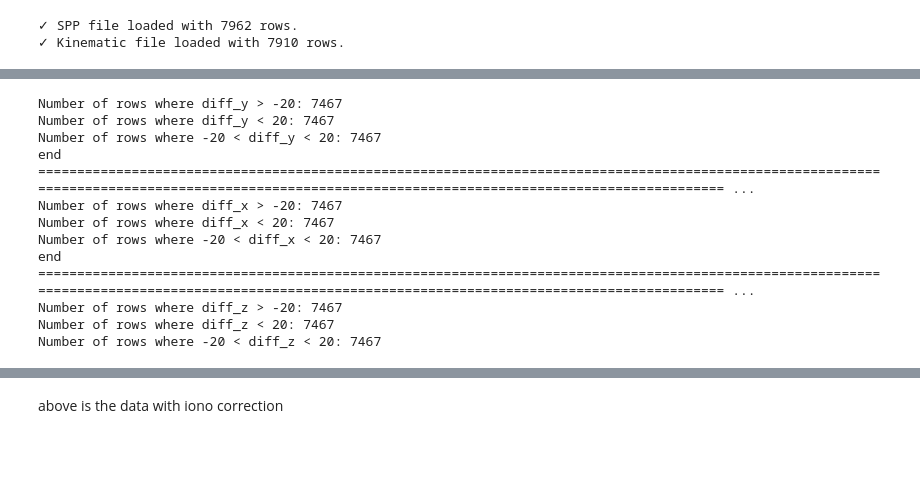
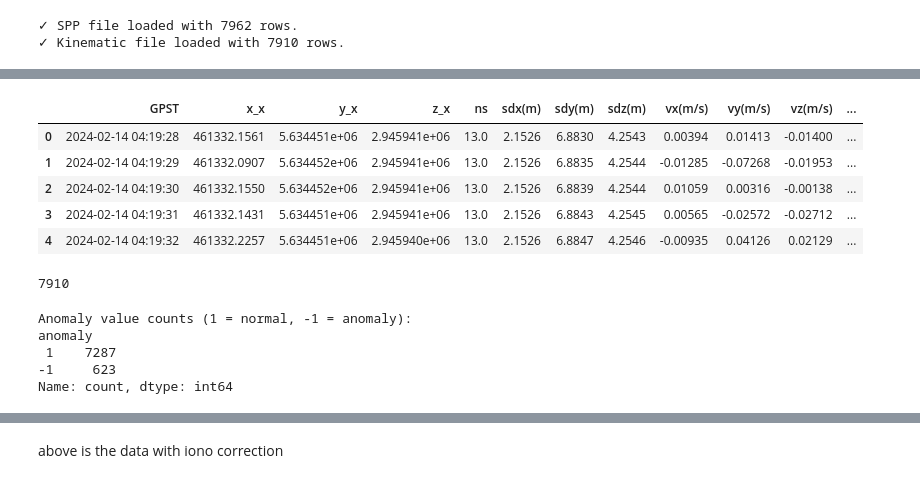
Before and after one commit to ZeyadSaleh-ejust/RTKCorrection, a Jupyter notebook: src/research/NN_ensamble_gemy_modified_by_zeyad.ipynb, the cells around one changed output, grey strips where cells are left out. Saved outputs shown, nothing was run; the diff lists cells and outputs as text; code cells hidden in the pictures; blank space fills up the shorter version.

Commit message:
finally a good anomaly detection method and machine learning model for RTK correction!

```diff
--- a/src/research/NN_ensamble_gemy_modified_by_zeyad.ipynb
+++ b/src/research/NN_ensamble_gemy_modified_by_zeyad.ipynb
@@ -269,11 +159,0 @@ Number of rows where -20 < diff_y < 20: 7774
-# %%
-# Filter rows where diff_y is between -20 and 20
-unified_df = unified_df[(unified_df['diff_y'] > -20) & (unified_df['diff_y'] < 20)]
-print(f"Total number of rows in original DataFrame: {len(unified_df)}")
-print(f"Number of rows where -20 < diff_y < 20: {len(unified_df)}")
-print("\nFirst few rows of the filtered DataFrame:")
-print(unified_df.head())
-
-# Update the unified_df to only include the filtered rows
-unified_df = unified_df.copy()
-print(f"\nDataFrame now contains only rows where diff_y is between -20 and 20 ({len(unified_df)} rows)")
@@ -351,24 +160,44 @@ DataFrame now contains only rows where diff_y is between -20 and 20 (7467 rows)
-# %%
-print(f"Number of rows where diff_y > -20: {len(unified_df[unified_df['diff_y'] > -20])}")
-print(f"Number of rows where diff_y < 20: {len(unified_df[unified_df['diff_y'] < 20])}")
-print(f"Number of rows where -20 < diff_y < 20: {len(unified_df[(unified_df['diff_y'] > -20) & (unified_df['diff_y'] < 20)])}")
-print("end","===="*50)
-print(f"Number of rows where diff_x > -20: {len(unified_df[unified_df['diff_x'] > -20])}")
-print(f"Number of rows where diff_x < 20: {len(unified_df[unified_df['diff_x'] < 20])}")
-print(f"Number of rows where -20 < diff_x < 20: {len(unified_df[(unified_df['diff_x'] > -20) & (unified_df['diff_x'] < 20)])}")
-print("end","===="*50)
-print(f"Number of rows where diff_z > -20: {len(unified_df[unified_df['diff_z'] > -20])}")
-print(f"Number of rows where diff_z < 20: {len(unified_df[unified_df['diff_z'] < 20])}")
-print(f"Number of rows where -20 < diff_z < 20: {len(unified_df[(unified_df['diff_z'] > -20) & (unified_df['diff_z'] < 20)])}")
-# %% [output]
-Number of rows where diff_y > -20: 7467
-Number of rows where diff_y < 20: 7467
-Number of rows where -20 < diff_y < 20: 7467
-end ==================================================================================================================================================================================================== ...
-Number of rows where diff_x > -20: 7467
-Number of rows where diff_x < 20: 7467
-Number of rows where -20 < diff_x < 20: 7467
-end ==================================================================================================================================================================================================== ...
-Number of rows where diff_z > -20: 7467
-Number of rows where diff_z < 20: 7467
-Number of rows where -20 < diff_z < 20: 7467
+# %%
+unified_df.head()
+# %% [output]
+|  | GPST | x_x | y_x | z_x | ns | sdx(m) | sdy(m) | sdz(m) | vx(m/s) | vy(m/s) | vz(m/s) | ... |
+| 0 | 2024-02-14 04:19:28 | 461332.1561 | 5.634451e+06 | 2.945941e+06 | 13.0 | 2.1526 | 6.8830 | 4.2543 | 0.00394 | 0.01413 | -0.01400 | ... |
+| 1 | 2024-02-14 04:19:29 | 461332.0907 | 5.634452e+06 | 2.945941e+06 | 13.0 | 2.1526 | 6.8835 | 4.2544 | -0.01285 | -0.07268 | -0.01953 | ... |
+| 2 | 2024-02-14 04:19:30 | 461332.1550 | 5.634452e+06 | 2.945941e+06 | 13.0 | 2.1526 | 6.8839 | 4.2544 | 0.01059 | 0.00316 | -0.00138 | ... |
+| 3 | 2024-02-14 04:19:31 | 461332.1431 | 5.634451e+06 | 2.945941e+06 | 13.0 | 2.1526 | 6.8843 | 4.2545 | 0.00565 | -0.02572 | -0.02712 | ... |
+| 4 | 2024-02-14 04:19:32 | 461332.2257 | 5.634451e+06 | 2.945940e+06 | 13.0 | 2.1526 | 6.8847 | 4.2546 | -0.00935 | 0.04126 | 0.02129 | ... |
+# %%
+len(unified_df)
+# %% [output]
+7910
+# %%
+from sklearn.ensemble import IsolationForest
+
+# Ensure diff columns exist
+cols = ['diff_x', 'diff_y', 'diff_z']
+missing = [c for c in cols if c not in unified_df.columns]
+if missing:
+    raise KeyError(f'Missing required diff columns in unified_df: {missing}')
+
+
+# Train IsolationForest on the diff columns
+iso = IsolationForest(
+    n_estimators=100,
+    contamination='auto',
+    random_state=42,
+    n_jobs=-1
+)
+iso.fit(unified_df[cols])
+
+# Predict anomalies (-1 = anomaly, 1 = normal)
+unified_df['anomaly'] = iso.predict(unified_df[cols])
+
+# Print summary
+print('Anomaly value counts (1 = normal, -1 = anomaly):')
+print(unified_df['anomaly'].value_counts())
+# %% [output]
+Anomaly value counts (1 = normal, -1 = anomaly):
+anomaly
+ 1    7287
+-1     623
+Name: count, dtype: int64
```
Also changed, not shown: parts of 18 cells of this notebook.
